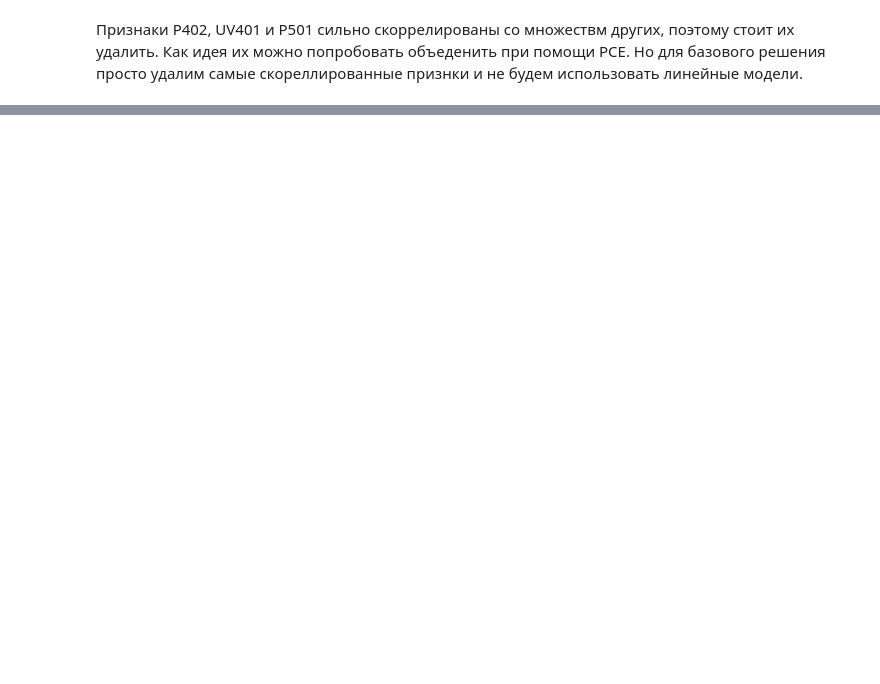
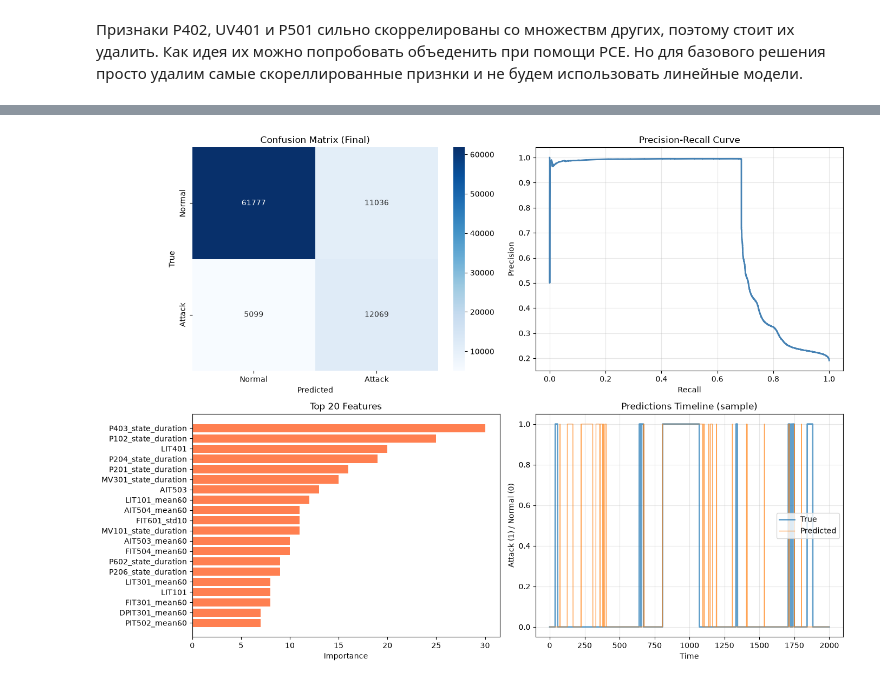
Before and after one commit to SegaObin/sibintech, a Jupyter notebook: base.ipynb, the cells around one changed output, grey strips where cells are left out. Saved outputs shown, nothing was run; the diff lists cells and outputs as text; code cells hidden in the pictures; blank space fills up the shorter version.

```diff
--- a/base.ipynb
+++ b/base.ipynb
@@ -659,0 +671,12 @@ weighted avg       0.91      0.92      0.92     89984
+# %%
+lgb_norm = MinMaxScaler().fit_transform(y_proba_lgb.reshape(-1, 1)).ravel()
+iso_norm = MinMaxScaler().fit_transform(iso_score.reshape(-1, 1)).ravel()
+
+w_lgb, w_iso = 0.8, 0.2
+ensemble_score = w_lgb * lgb_norm + w_iso * iso_norm
+
+best_thr_ens, _, _ = find_best_threshold(y_test, ensemble_score, target_recall=0.70)
+y_pred_ens = (ensemble_score >= best_thr_ens).astype(int)
+
+print(f"Ансабль (LGB {w_lgb} + IF {w_iso})")
+print(classification_report(y_test, y_pred_ens, target_names=['Normal', 'Attack']))
@@ -659,0 +710,7 @@ weighted avg       0.91      0.92      0.92     89984
+# %%
+y_pred_smooth = attack_aware_smoothing(y_pred_ens, ensemble_score, window=10)
+
+print(f"После сглаживания")
+print(classification_report(y_test, y_pred_smooth, target_names=['Normal', 'Attack']))
+print(f"\nF1 до сглаживания:    {f1_score(y_test, y_pred_ens):.4f}")
+print(f"F1 после сглаживания: {f1_score(y_test, y_pred_smooth):.4f}")
@@ -659,0 +731,44 @@ weighted avg       0.91      0.92      0.92     89984
+# %%
+fig, axes = plt.subplots(2, 2, figsize=(14, 10))
+
+cm = confusion_matrix(y_test, y_pred_smooth)
+sns.heatmap(cm, annot=True, fmt='d', cmap='Blues', ax=axes[0,0],
+            xticklabels=['Normal','Attack'],
+            yticklabels=['Normal','Attack'])
+axes[0,0].set_title('Confusion Matrix (Final)')
+axes[0,0].set_ylabel('True')
+axes[0,0].set_xlabel('Predicted')
+
+prec, rec, _ = precision_recall_curve(y_test, ensemble_score)
+axes[0,1].plot(rec, prec, color='steelblue', lw=2)
+axes[0,1].set_xlabel('Recall')
+axes[0,1].set_ylabel('Precision')
+axes[0,1].set_title('Precision-Recall Curve')
+axes[0,1].grid(alpha=0.3)
+
+importance = pd.DataFrame({
+    'feature': feature_cols,
+    'importance': model.feature_importances_
+}).sort_values('importance', ascending=False).head(20)
+
+axes[1,0].barh(importance['feature'], importance['importance'], color='coral')
+axes[1,0].set_xlabel('Importance')
+axes[1,0].set_title('Top 20 Features')
+axes[1,0].invert_yaxis()
+
+sample_size = 2000
+sample_idx = np.random.choice(len(y_test), sample_size, replace=False)
+sample_idx = np.sort(sample_idx)
+
+axes[1,1].plot(y_test.iloc[sample_idx].values, label='True', alpha=0.7, linewidth=2)
+axes[1,1].plot(y_pred_smooth[sample_idx], label='Predicted', alpha=0.7, linewidth=1)
+axes[1,1].set_xlabel('Time')
+axes[1,1].set_ylabel('Attack (1) / Normal (0)')
+axes[1,1].set_title('Predictions Timeline (sample)')
+axes[1,1].legend()
+axes[1,1].grid(alpha=0.3)
+
+plt.tight_layout()
+plt.show()
+# %% [output]
+[figure, added]
```
Also changed, not shown: parts of 43 cells of this notebook.
